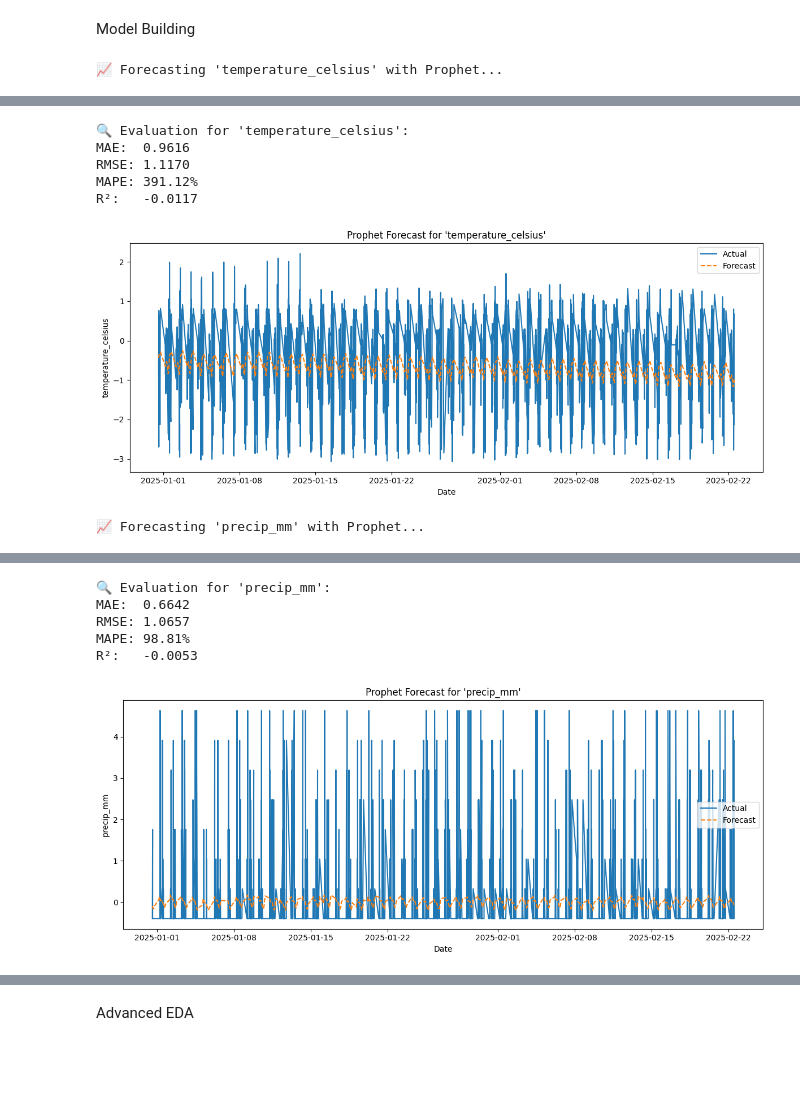
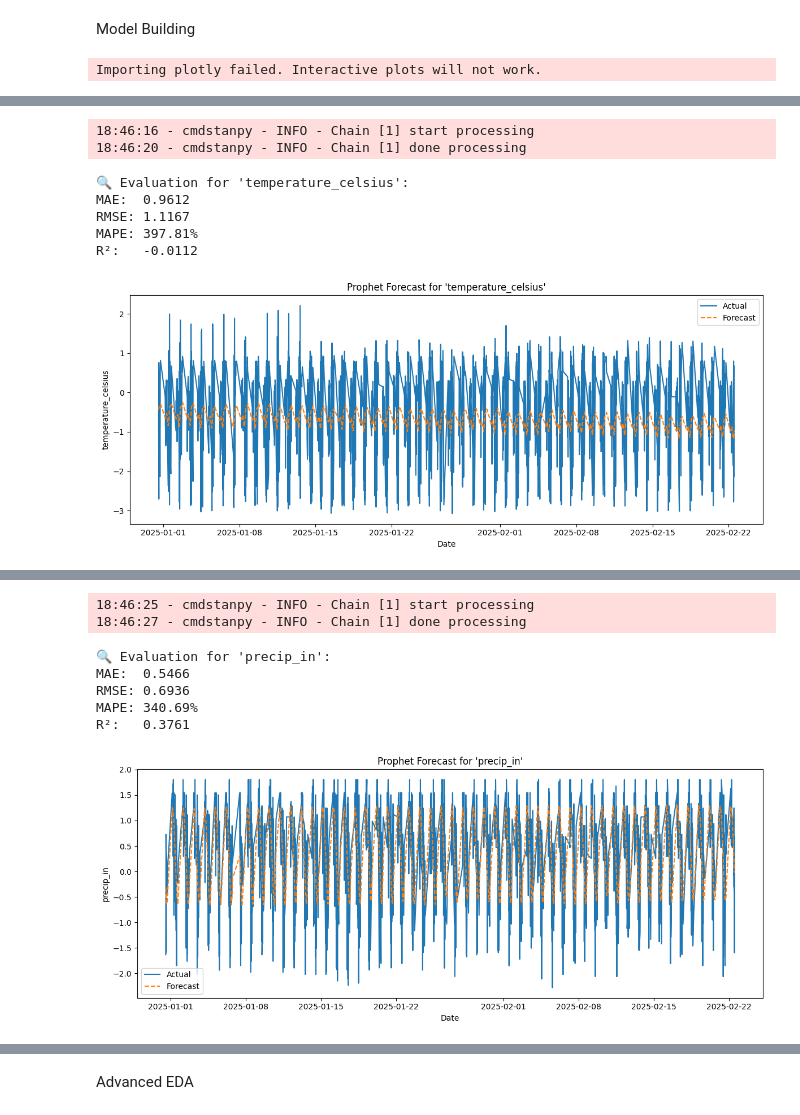
Before and after one commit to Emilosaurus/PMA-internship, a Jupyter notebook: Code.ipynb, the cells around one changed output, grey strips where cells are left out. Drawn from its saved outputs; the diff is of its cells as text; code cells hidden in the pictures; blank space fills up the shorter version.

```diff
--- a/Code.ipynb
+++ b/Code.ipynb
@@ -230,10 +245,10 @@ def run_prophet_forecast(df, target_col, scaler=None, test_size_ratio=0.2):
 scaler_temp = StandardScaler()
 scaler_precip = StandardScaler()
 df_scaled['temperature_celsius'] = scaler_temp.fit_transform(df_scaled[['temperature_celsius']])
-df_scaled['precip_mm'] = scaler_precip.fit_transform(df_scaled[['precip_mm']])
+df_scaled['precip_in'] = scaler_precip.fit_transform(df_scaled[['precip_in']])
 
 # ✅ Step 4: Run Prophet forecasts
 run_prophet_forecast(df_scaled, 'temperature_celsius', scaler_temp)
-run_prophet_forecast(df_scaled, 'precip_mm', scaler_precip)
+run_prophet_forecast(df_scaled, 'precip_in', scaler_precip)
 # %% [output]
-📈 Forecasting 'temperature_celsius' with Prophet...
+Importing plotly failed. Interactive plots will not work.
@@ -242,7 +256,8 @@ run_prophet_forecast(df_scaled, 'precip_mm', scaler_precip)
-🔍 Evaluation for 'temperature_celsius':
-MAE:  0.9616
-RMSE: 1.1170
-MAPE: 391.12%
-R²:   -0.0117
+18:46:16 - cmdstanpy - INFO - Chain [1] start processing
+18:46:20 - cmdstanpy - INFO - Chain [1] done processing
+🔍 Evaluation for 'temperature_celsius':
+MAE:  0.9612
+RMSE: 1.1167
+MAPE: 397.81%
+R²:   -0.0112
-[figure, old version]
+[figure, new version]
-📈 Forecasting 'precip_mm' with Prophet...
@@ -251,9 +265,11 @@ R²:   -0.0117
-🔍 Evaluation for 'precip_mm':
-MAE:  0.6642
-RMSE: 1.0657
-MAPE: 98.81%
-R²:   -0.0053
+18:46:25 - cmdstanpy - INFO - Chain [1] start processing
+18:46:27 - cmdstanpy - INFO - Chain [1] done processing
+🔍 Evaluation for 'precip_in':
+MAE:  0.5466
+RMSE: 0.6936
+MAPE: 340.69%
+R²:   0.3761
-[figure, old version]
+[figure, new version]
 # %%
 import matplotlib.pyplot as plt
 
```
Also changed, not shown: parts of 11 cells of this notebook.
